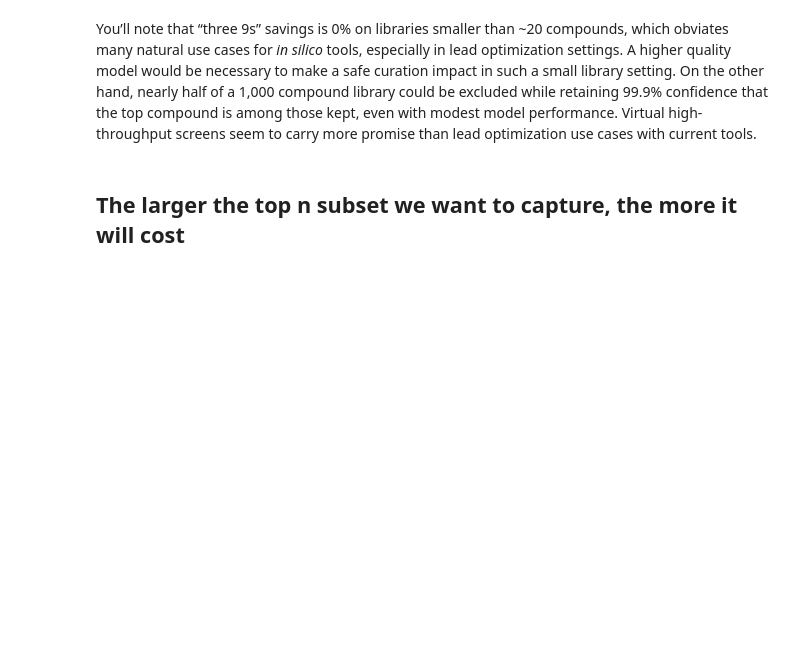
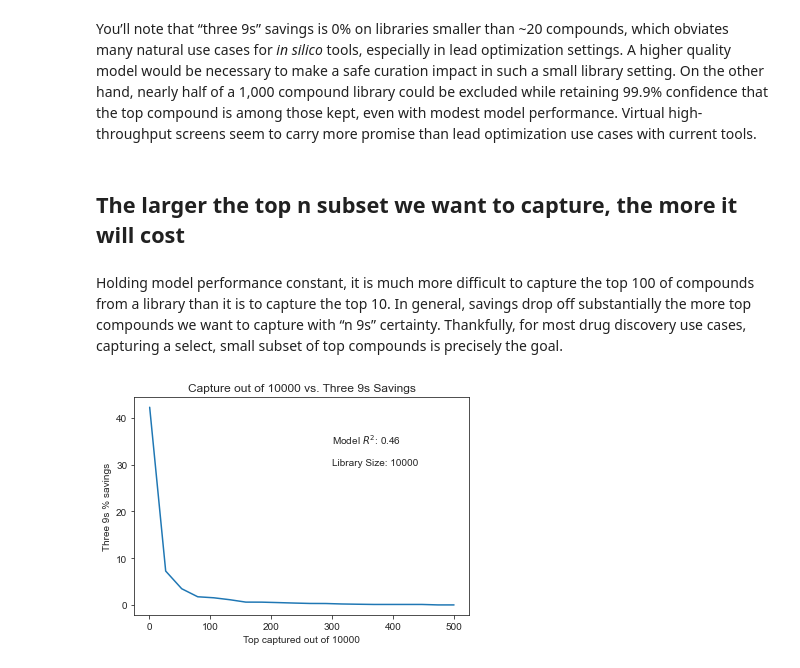
Before and after one commit to opnbnch/public_ob_case_studies, a Jupyter notebook: notebooks/n_9s.ipynb, the cells around one changed output. Cells and saved outputs as stored; diff of their text form; code cells hidden in the pictures; blank space fills up the shorter version.

```diff
--- a/notebooks/n_9s.ipynb
+++ b/notebooks/n_9s.ipynb
@@ -311,7 +311,7 @@ def plot_capture_vs_savings(x, y, nines = "Three", r2=.46, lib_size=10000, savef
     :list-like y: Values to plot on the y-axis
     :str nines: Number of nines to cite in the plot labels
     :num r2: model performance R^2
-    :int ex_capture: metadata for saving figure
+    :int lib_size: Size of library
     :bool savefig: if True, save the figure as a png
     """
 
@@ -332,7 +332,13 @@ def plot_capture_vs_savings(x, y, nines = "Three", r2=.46, lib_size=10000, savef
     plt.show()
 
     if savefig:
-        fig.savefig('{} 9s vs. performance_r2-{}_lib-{}.png' \
+        fig.savefig('{} 9s vs. capture_r2-{}_lib-{}.png' \
                         .format(nines, r2, lib_size), bbox_inches='tight')
+# %% [markdown]
+Holding model performance constant, it is much more difficult to capture the top 100 of compounds from a library than it is to capture the top 10. In general, savings drop off substantially the more top compounds we want to capture with “n 9s” certainty. Thankfully, for most drug discovery use cases, capturing a select, small subset of top compounds is precisely the goal.
 # %%
 n, top_n_savings=  capture_vs_savings(lib_size=1000, points=50, r2=.46)
+# %%
+plot_capture_vs_savings(n, top_n_savings)
+# %% [output]
+[figure, added]
```
Also changed, not shown: parts of 1 cell of this notebook, 2 other files.
